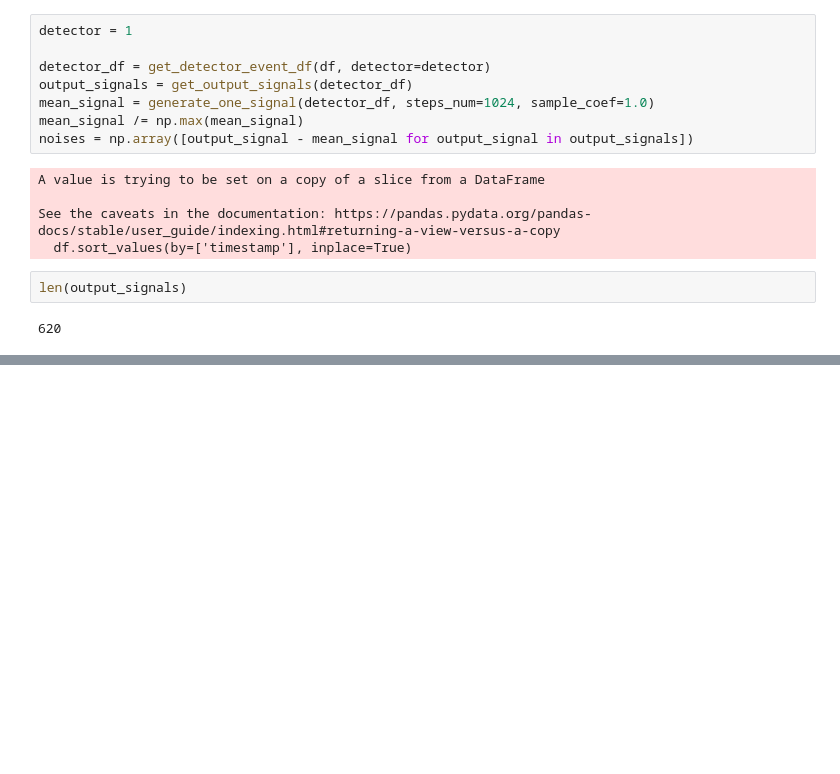
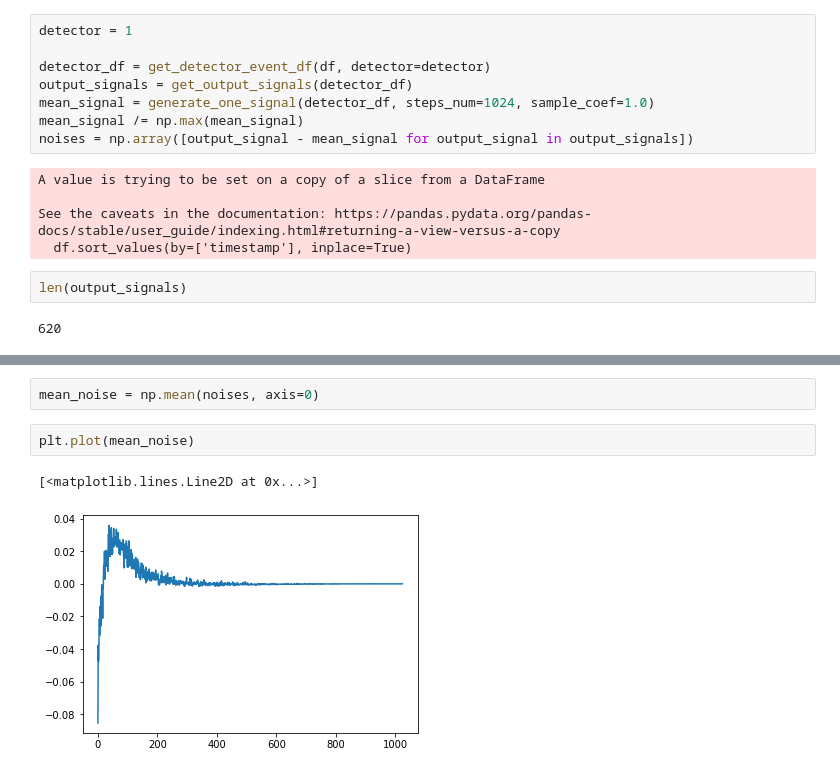
Before and after one commit to whiteRa2bit/hep_generative_models, a Jupyter notebook: notebooks/eda/noise_example.ipynb, the cells around one changed output, grey strips where cells are left out. Drawn from its saved outputs; the diff is of its cells as text; blank space fills up the shorter version.

```diff
--- a/notebooks/eda/noise_example.ipynb
+++ b/notebooks/eda/noise_example.ipynb
@@ -95,0 +108,7 @@ epoch-5; D_loss: 0.24148604273796082; G_loss: 3.5049901008605957
+# %%
+mean_noise = np.mean(noises, axis=0)
+# %%
+plt.plot(mean_noise)
+# %% [output]
+[<matplotlib.lines.Line2D at 0x...>]
+[figure, added]
```
Also changed, not shown: parts of 9 cells of this notebook, 4 other files.
